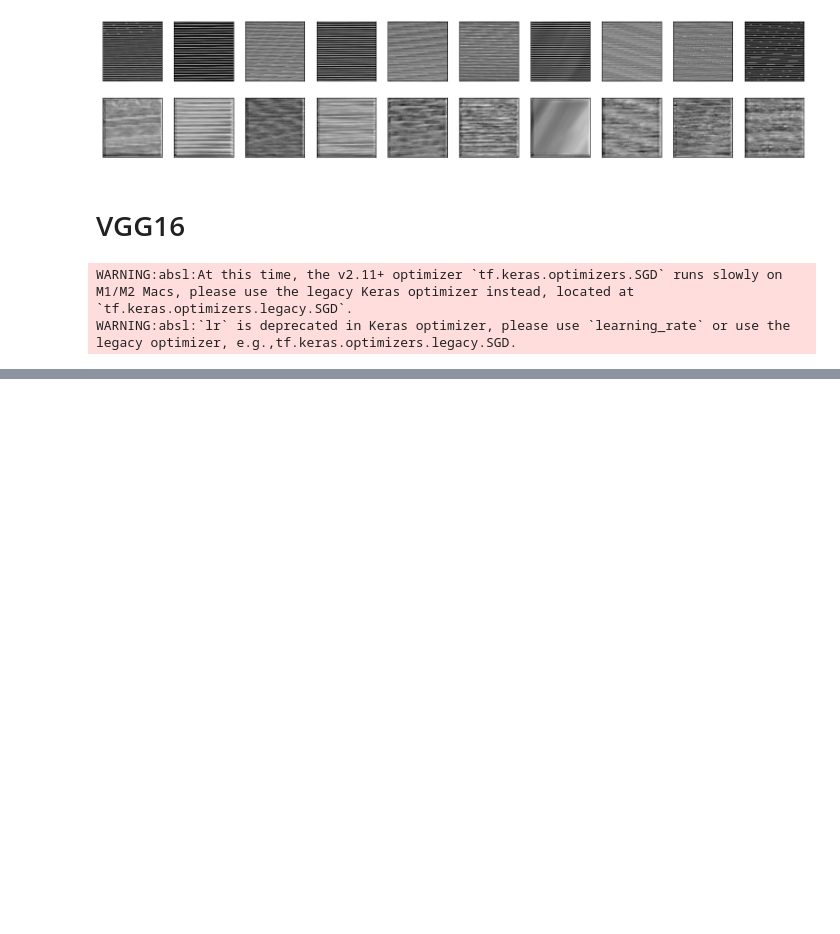
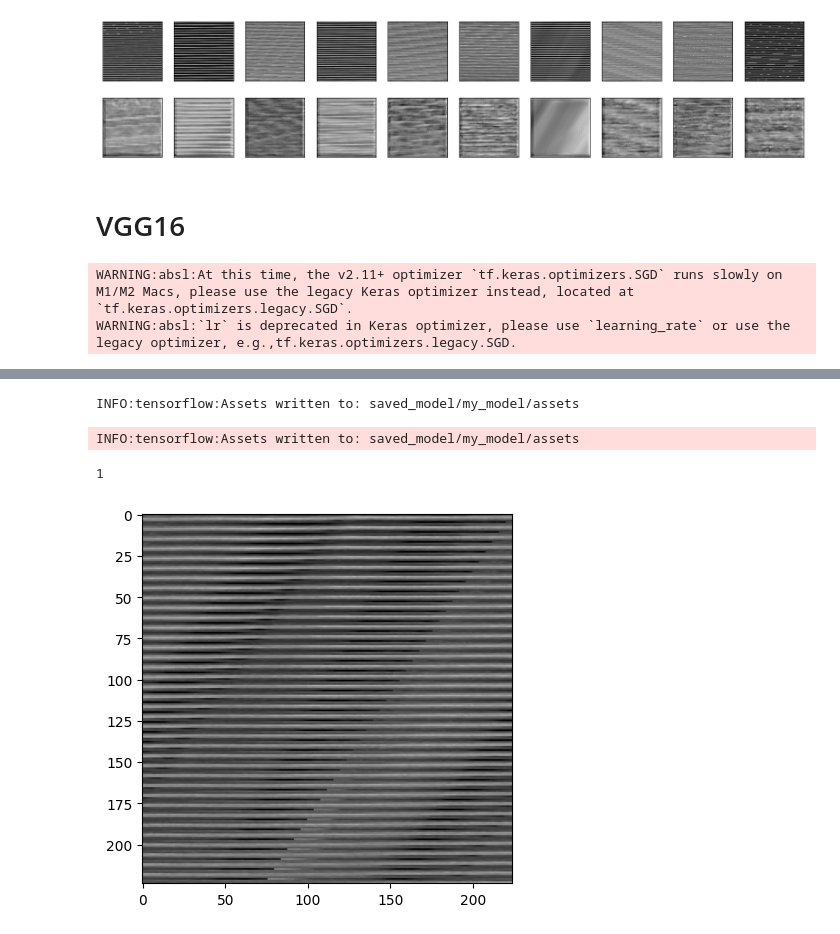
Before and after one commit to Bessouat40/python-ai-explainability, a Jupyter notebook: images.ipynb, the cells around one changed output, grey strips where cells are left out. Saved outputs shown, nothing was run; the diff lists cells and outputs as text; code cells hidden in the pictures; blank space fills up the shorter version.

```diff
--- a/images.ipynb
+++ b/images.ipynb
@@ -8,7 +8,7 @@ from numpy import asarray, resize, prod, array
 # %%
 from loader import Loader
 
-loader = Loader((256, 256))
+loader = Loader((224, 224))
 # %%
 dataset = loader.create_dataset()
 dataset.summary()
@@ -254,0 +270,5 @@ KeyboardInterrupt:
+# %%
+model.save('saved_model/my_model')
+# %% [output]
+INFO:tensorflow:Assets written to: saved_model/my_model/assets
+INFO:tensorflow:Assets written to: saved_model/my_model/assets
@@ -254,0 +298,6 @@ KeyboardInterrupt:
+# %%
+plt.imshow(dataset.test_images[2])
+print(dataset.test_labels[500])
+# %% [output]
+1
+[figure, added]
```
Also changed, not shown: parts of 8 cells of this notebook, 1 other file.
